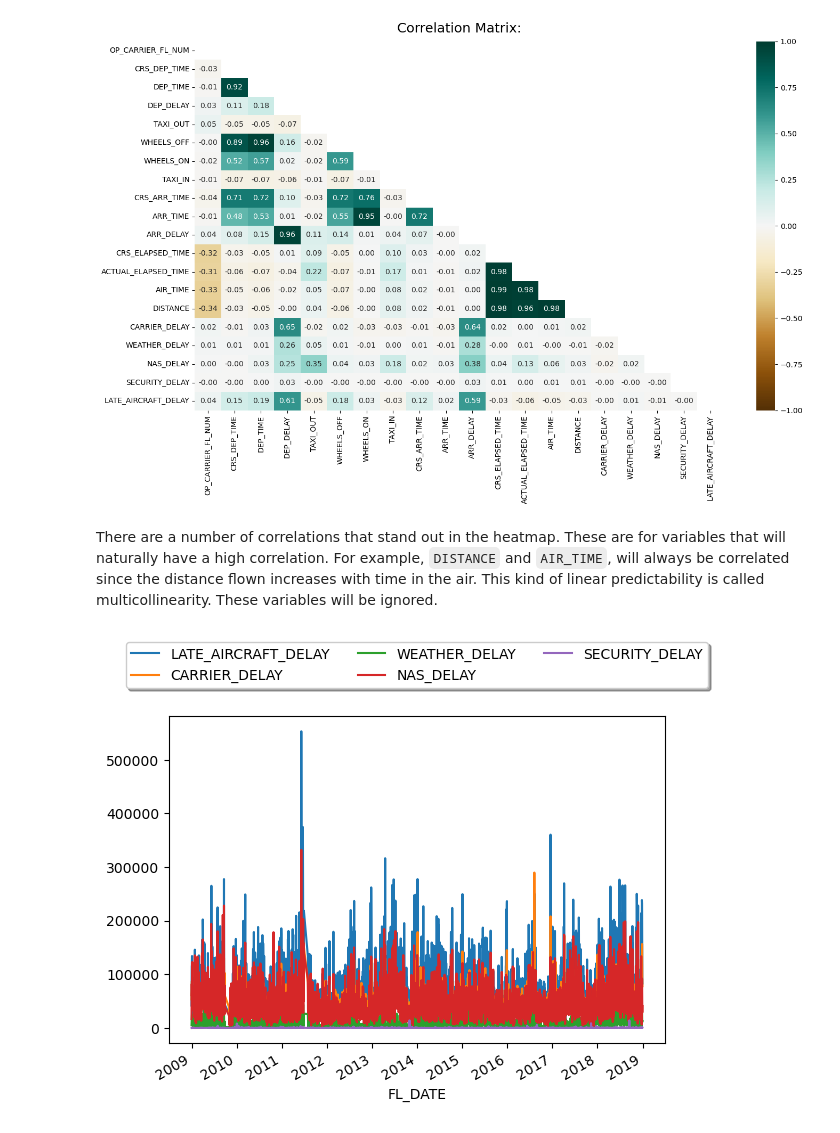
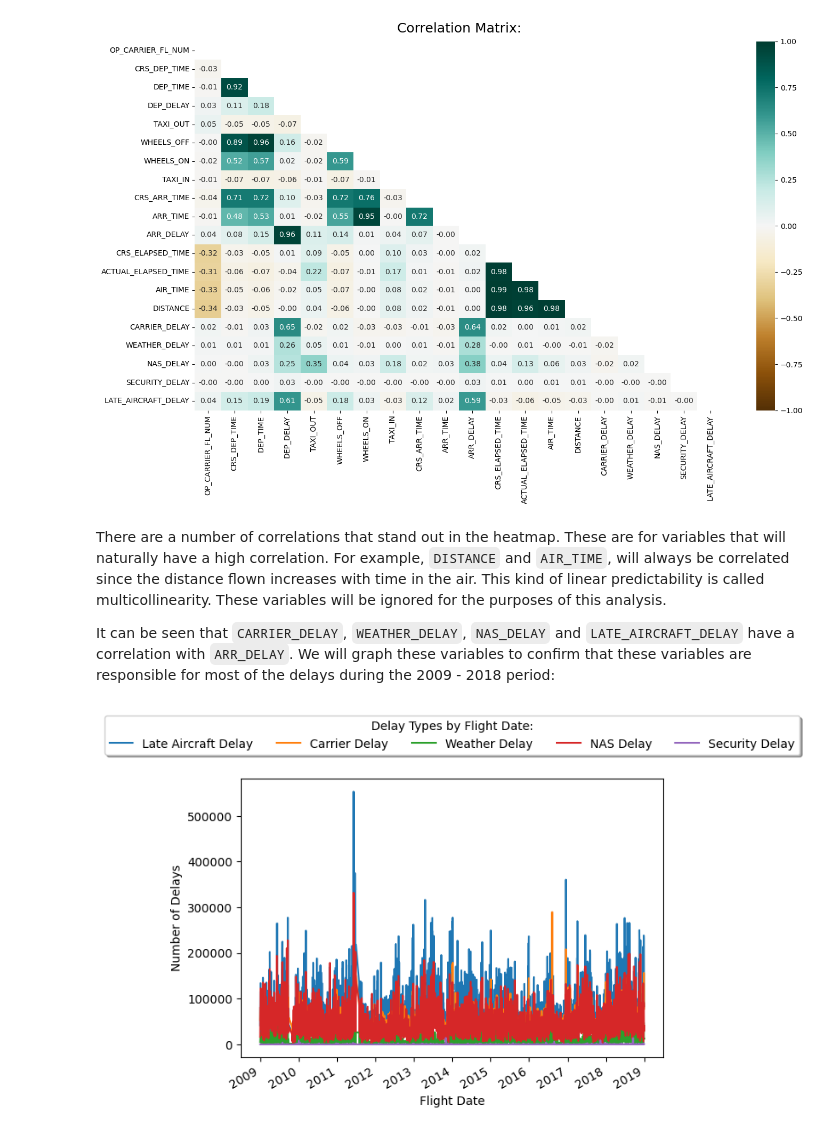
Before and after one commit to misterpsmith/wgu-d195, a Jupyter notebook: flight-delay-causes.ipynb, the cells around one changed output. Saved outputs shown, nothing was run; the diff lists cells and outputs as text; code cells hidden in the pictures.

```diff
--- a/flight-delay-causes.ipynb
+++ b/flight-delay-causes.ipynb
@@ -582,13 +582,25 @@ plot.show()
 # %% [output]
 [figure]
 # %% [markdown]
-There are a number of correlations that stand out in the heatmap. These are for variables that will naturally have a high correlation. For example, `DISTANCE` and `AIR_TIME`, will always be correlated since the distance flown increases with time in the air. This kind of linear predictability is called multicollinearity.  These variables will be ignored.
+There are a number of correlations that stand out in the heatmap. These are for variables that will naturally have a high correlation. For example, `DISTANCE` and `AIR_TIME`, will always be correlated since the distance flown increases with time in the air. This kind of linear predictability is called multicollinearity.  These variables will be ignored for the purposes of this analysis.
+
+It can be seen that `CARRIER_DELAY`, `WEATHER_DELAY`, `NAS_DELAY` and `LATE_AIRCRAFT_DELAY` have a correlation with `ARR_DELAY`.  We will graph these variables to confirm that these variables are responsible for most of the delays during the 2009 - 2018 period:
 # %%
+# Produce a plot based on the correlated DELAY variables by flight date.
+# Create a dataset that contain only the correlated DELAY columns and the FL_DATE column.
 flights_subset = flights.filter(['FL_DATE', 'CARRIER_DELAY', 'WEATHER_DELAY', 'NAS_DELAY',
                                  'SECURITY_DELAY', 'LATE_AIRCRAFT_DELAY'], axis = 1)
-flights_subset = flights_subset.groupby('FL_DATE')['LATE_AIRCRAFT_DELAY', 'CARRIER_DELAY',
-                                                   'WEATHER_DELAY', 'NAS_DELAY', 'SECURITY_DELAY'].sum().plot()
-flights_subset.legend(loc = 'upper center', bbox_to_anchor = (0.5, 1.25), ncol = 3, fancybox = True, shadow = True)
+
+# Group by those variables set up the plot options.
+flights_subset = flights_subset.groupby('FL_DATE')[['LATE_AIRCRAFT_DELAY', 'CARRIER_DELAY',
+                                                   'WEATHER_DELAY', 'NAS_DELAY', 'SECURITY_DELAY']].sum().plot()
+flights_subset.legend(['Late Aircraft Delay', 'Carrier Delay', 'Weather Delay', 'NAS Delay', 'Security Delay'],
+                      loc = 'upper center', title = 'Delay Types by Flight Date:', bbox_to_anchor = (0.5, 1.25),
+                      ncol = 5, fancybox = True, shadow = True)
+plot.xlabel('Flight Date')
+plot.ylabel('Number of Delays')
+
+# Display the plot.
 plot.show()
 # %% [output]
-[figure, old version]
+[figure, new version]
```
Also changed, not shown: parts of 3 cells of this notebook.
